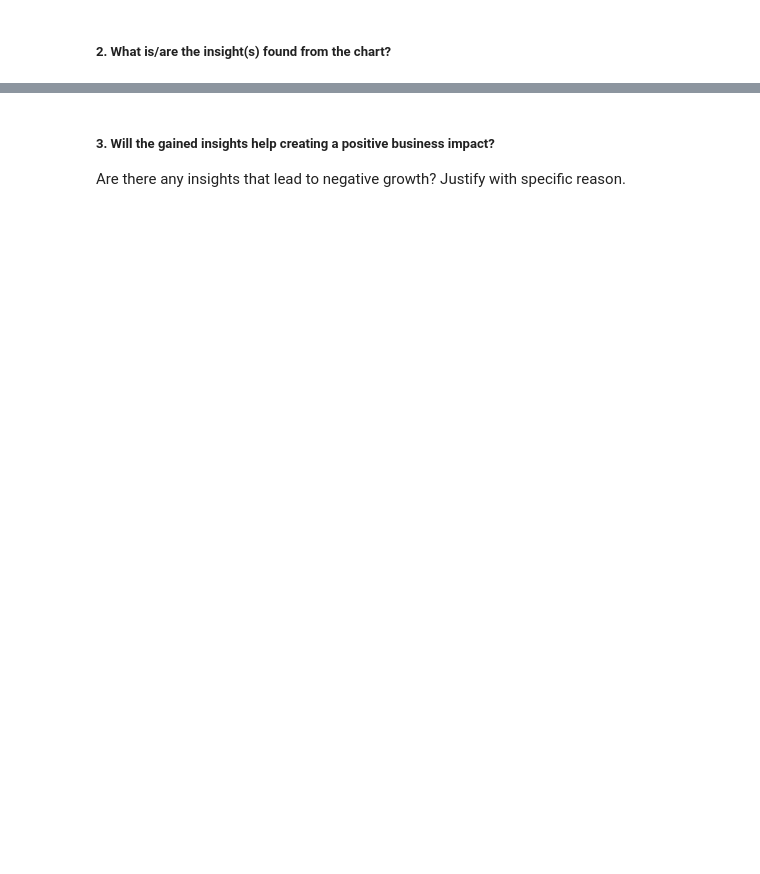
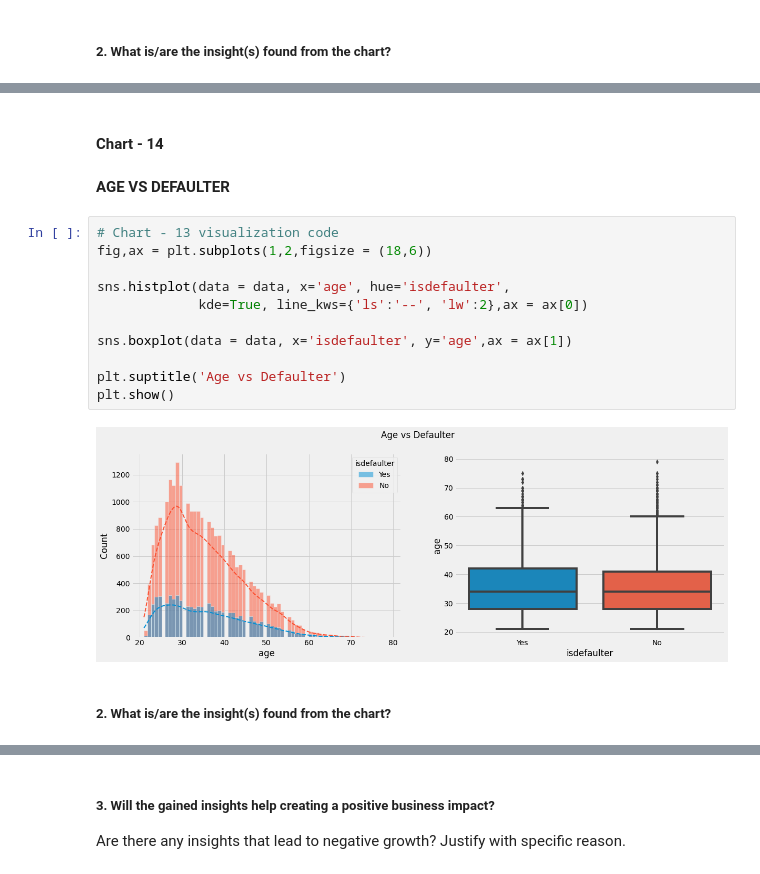
Before and after one commit to thepankaj018/Credit-Card-Default-Prediction, a Jupyter notebook: Credit_Card_Default_Prediction.ipynb, the cells around one changed output, grey strips where cells are left out. Drawn from its saved outputs; the diff is of its cells as text; blank space fills up the shorter version.

```diff
--- a/Credit_Card_Default_Prediction.ipynb
+++ b/Credit_Card_Default_Prediction.ipynb
@@ -719,0 +754,19 @@ Answer Here
+# %% [markdown]
+#### Chart - 14
+# %% [markdown]
+**AGE VS DEFAULTER**
+# %%
+# Chart - 13 visualization code
+fig,ax = plt.subplots(1,2,figsize = (18,6))
+
+sns.histplot(data = data, x='age', hue='isdefaulter',
+             kde=True, line_kws={'ls':'--', 'lw':2},ax = ax[0])
+
+sns.boxplot(data = data, x='isdefaulter', y='age',ax = ax[1])
+
+plt.suptitle('Age vs Defaulter')
+plt.show()
+# %% [output]
+[figure, added]
+# %% [markdown]
+##### 2. What is/are the insight(s) found from the chart?
```
Also changed, not shown: parts of 27 cells of this notebook.
